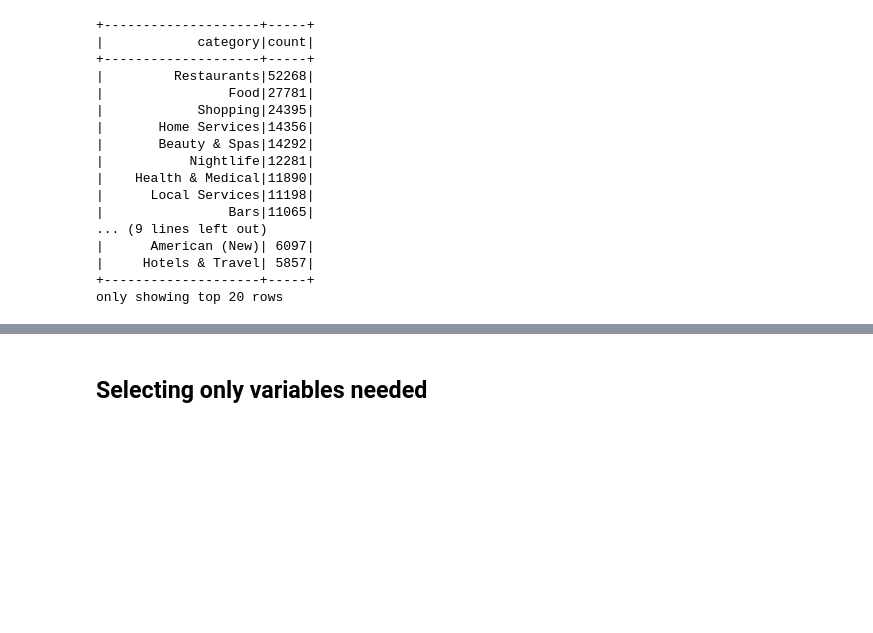
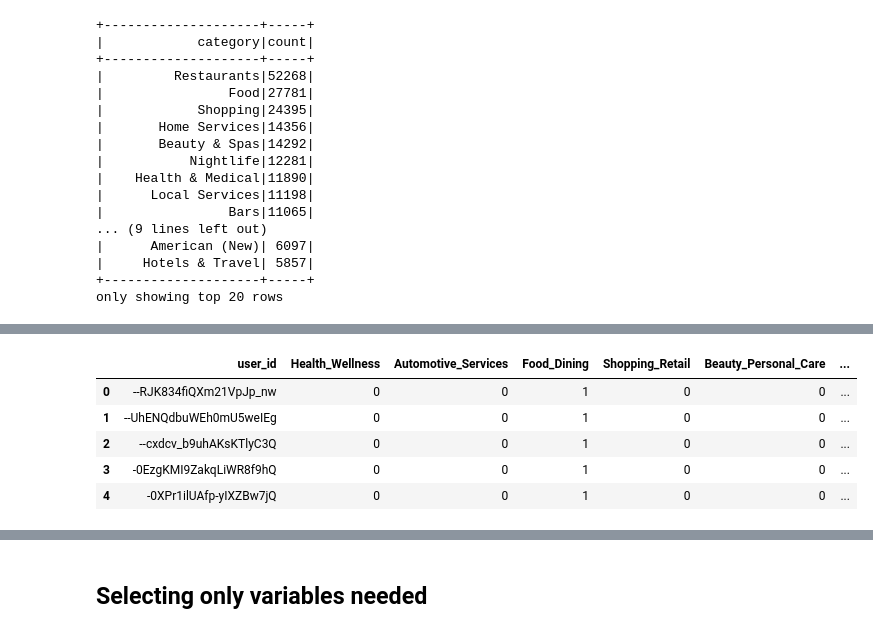
Before and after one commit to aquagz5/Social_Networking_Project, a Jupyter notebook: Feature-Engineering.ipynb, the cells around one changed output, grey strips where cells are left out. Drawn from its saved outputs; the diff is of its cells as text; code cells hidden in the pictures; blank space fills up the shorter version.

```diff
--- a/Feature-Engineering.ipynb
+++ b/Feature-Engineering.ipynb
@@ -331,9 +349,42 @@ business = business.select(*selected_columns)
 review = review.select("business_id", "user_id")
 # %%
 #change this to incorporate all new features
-user = user.select("user_id")
+user_id = user.select("user_id")
 #channge the name, dont want to overwrite, we need a groupby and then column count for each
 # %%
 df = business.join(review, on = "business_id", how = "inner")
 # %%
-user = user.join(df, on = "user_id", how = "inner").cach()
+user_reviews = user_id.join(df, on = "user_id", how = "inner")
+# %%
+##group by user and add up all reviews now
+user_review_types = user_reviews.groupBy("user_id").agg(
+    sum(col("Health_Wellness")).cast("int").alias("Health_Wellness"),
+    sum(col("Automotive_Services")).cast("int").alias("Automotive_Services"),
+    sum(col("Food_Dining")).cast("int").alias("Food_Dining"),
+    sum(col("Shopping_Retail")).cast("int").alias("Shopping_Retail"),
+    sum(col("Beauty_Personal Care")).cast("int").alias("Beauty_Personal_Care"),
+    sum(col("Home_Services")).cast("int").alias("Home_Services"),
+    sum(col("Professional_Services")).cast("int").alias("Professional_Services"),
+    sum(col("Arts_Entertainment")).cast("int").alias("Arts_Entertainment"),
+    sum(col("Sports_Recreation")).cast("int").alias("Sports_Recreation"),
+    sum(col("Education_Learning")).cast("int").alias("Education_Learning"),
+    sum(col("Travel_Accommodation")).cast("int").alias("Travel_Accommodation"),
+    sum(col("Real_Estate")).cast("int").alias("Real_Estate"),
+    sum(col("Technology_Electronics")).cast("int").alias("Technology_Electronics"),
+    sum(col("Pets_Animal_Services")).cast("int").alias("Pets_Animal_Services"),
+    sum(col("Financial_Services")).cast("int").alias("Financial_Services"),
+    sum(col("Event_Planning_Services")).cast("int").alias("Event_Planning_Services"),
+    sum(col("Public_Social_Services")).cast("int").alias("Public_Social_Services"),
+    sum(col("Construction_Contractors")).cast("int").alias("Construction_Contractors"),
+    sum(col("Transportation_Logistics")).cast("int").alias("Transportation_Logistics"),
+    sum(col("Other")).cast("int").alias("Other")
+)
+# %%
+user_review_types.limit(5).toPandas()
+# %% [output]
+|  | user_id | Health_Wellness | Automotive_Services | Food_Dining | Shopping_Retail | Beauty_Personal_Care | ... |
+| 0 | --RJK834fiQXm21VpJp_nw | 0 | 0 | 1 | 0 | 0 | ... |
+| 1 | --UhENQdbuWEh0mU5weIEg | 0 | 0 | 1 | 0 | 0 | ... |
+| 2 | --cxdcv_b9uhAKsKTlyC3Q | 0 | 0 | 1 | 0 | 0 | ... |
+| 3 | -0EzgKMI9ZakqLiWR8f9hQ | 0 | 0 | 1 | 0 | 0 | ... |
+| 4 | -0XPr1ilUAfp-yIXZBw7jQ | 0 | 0 | 1 | 0 | 0 | ... |
```
Also changed, not shown: parts of 12 cells of this notebook.
